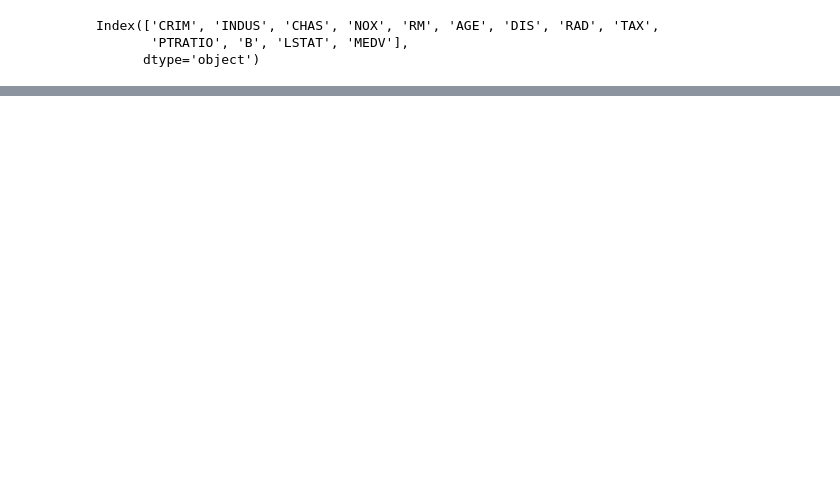
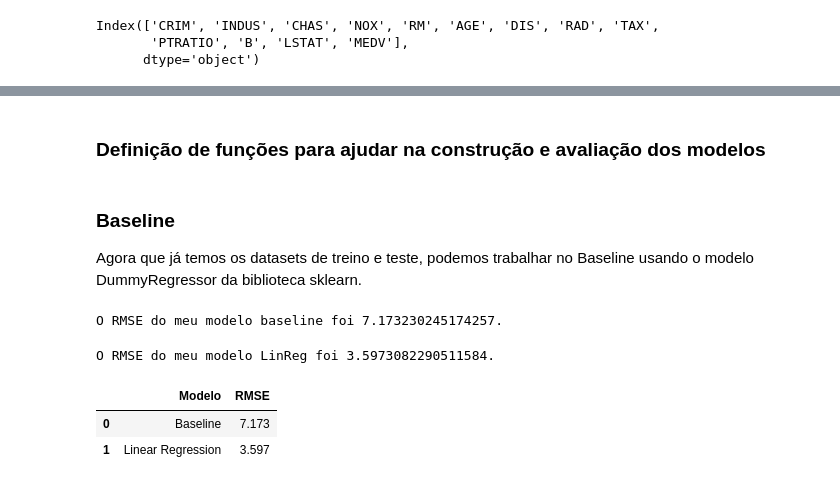
Before and after one commit to DaniloGR91/Semana_DataScience_MinerandoDados, a Jupyter notebook: data_analysis.ipynb, the cells around one changed output, grey strips where cells are left out. Saved outputs shown, nothing was run; the diff lists cells and outputs as text; code cells hidden in the pictures; blank space fills up the shorter version.

```diff
--- a/data_analysis.ipynb
+++ b/data_analysis.ipynb
@@ -274,0 +230,2 @@ vif
+# %% [markdown]
+### Definição de funções para ajudar na construção e avaliação dos modelos
@@ -274,0 +283,25 @@ vif
+# %% [markdown]
+### Baseline
+Agora que já temos os datasets de treino e teste, podemos trabalhar no Baseline usando o modelo DummyRegressor da biblioteca sklearn.
+# %%
+from sklearn.dummy import DummyRegressor
+models = {} # Dicionário que será usado para guardar os modelos
+
+baseline = mlModel('baseline', DummyRegressor)
+models['Baseline'] = baseline
+# %% [output]
+O RMSE do meu modelo baseline foi 7.173230245174257.
+# %%
+from sklearn.linear_model import LinearRegression
+
+linreg = mlModel('LinReg', LinearRegression)
+models['Linear Regression'] = linreg
+# %% [output]
+O RMSE do meu modelo LinReg foi 3.5973082290511584.
+# %%
+rmsedf = rmseDF(**models)
+rmsedf
+# %% [output]
+|  | Modelo | RMSE |
+| 0 | Baseline | 7.173 |
+| 1 | Linear Regression | 3.597 |
```
Also changed, not shown: parts of 22 cells of this notebook, 1 other file.
